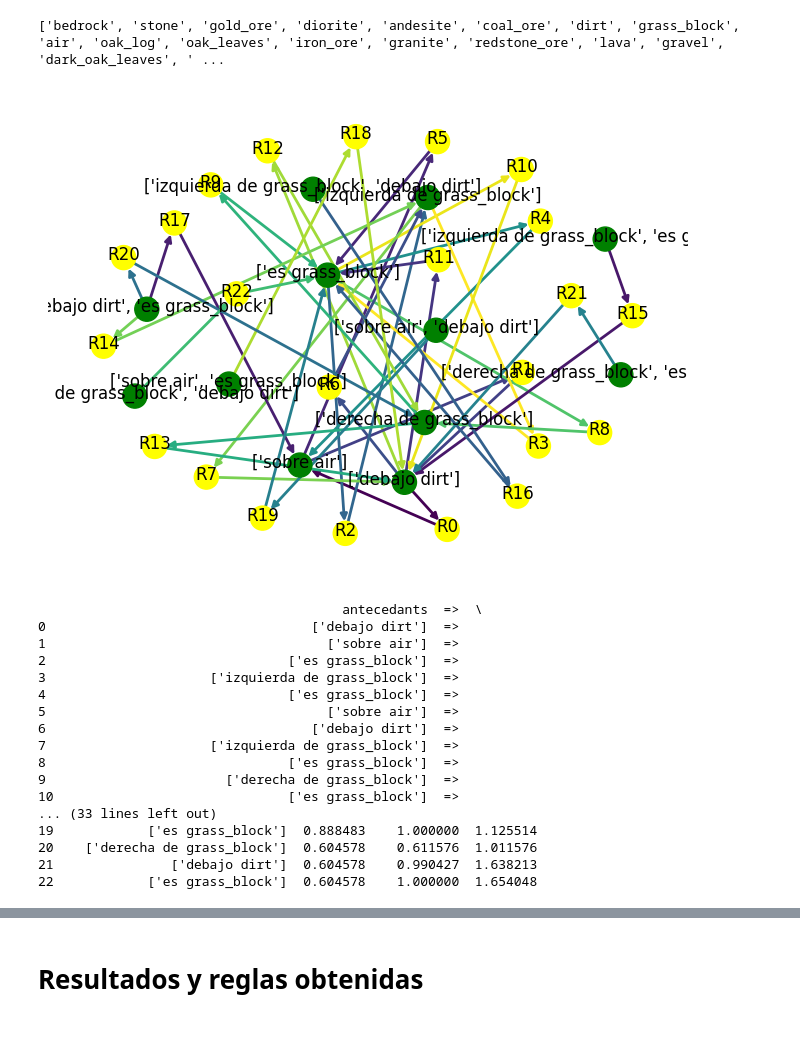
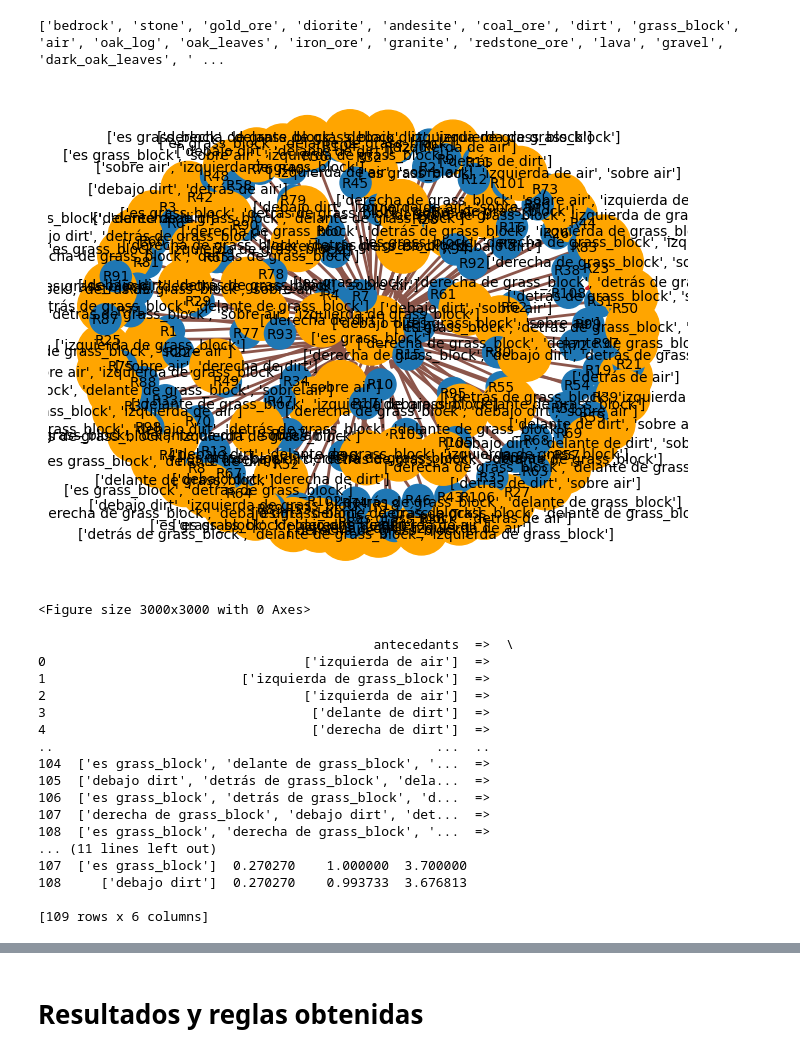
Before and after one commit to MrtC101/spatial-association-rules-mining, a Jupyter notebook: proyecto_final/code/python/Analisis.ipynb, the cells around one changed output, grey strips where cells are left out. Cells and saved outputs as stored; diff of their text form; code cells hidden in the pictures.

Commit message:
Graph images

```diff
--- a/proyecto_final/code/python/Analisis.ipynb
+++ b/proyecto_final/code/python/Analisis.ipynb
@@ -593,28 +606,29 @@ transactions.to_csv("..\\..\\Data\\transactionsGrass.csv",sep=";");
 # %%
 import pandas as pd
 import apriori as ap
 transactions = pd.read_csv("..\\..\\Data\\transactionsGrass.csv",sep=";");
 transactions = transactions.drop(transactions.columns[0],axis=1);
-rules = ap.apriori(transactions,0.6,0.50);
-rules.to_csv("..\\..\\Data\\rulesGrass60x50.csv",sep=";");
+rules = ap.apriori(transactions,0.15,0.95);
+rules.to_csv("..\\..\\Data\\rulesGrass15x95.csv",sep=";");
 ap.plot(rules)
 print(rules)
 # %% [output]
-[figure, old version]
+[figure, new version]
-                                       antecedants  =>  \
-0                                  ['debajo dirt']  =>
-1                                    ['sobre air']  =>
-2                               ['es grass_block']  =>
-3                     ['izquierda de grass_block']  =>
-4                               ['es grass_block']  =>
-5                                    ['sobre air']  =>
-6                                  ['debajo dirt']  =>
-7                     ['izquierda de grass_block']  =>
-8                               ['es grass_block']  =>
-9                       ['derecha de grass_block']  =>
-10                              ['es grass_block']  =>
-... (33 lines left out)
-19            ['es grass_block']  0.888483    1.000000  1.125514
-20    ['derecha de grass_block']  0.604578    0.611576  1.011576
-21               ['debajo dirt']  0.604578    0.990427  1.638213
-22            ['es grass_block']  0.604578    1.000000  1.654048
+<Figure size 3000x3000 with 0 Axes>
+                                           antecedants  =>  \
+0                                 ['izquierda de air']  =>
+1                         ['izquierda de grass_block']  =>
+2                                 ['izquierda de air']  =>
+3                                  ['delante de dirt']  =>
+4                                  ['derecha de dirt']  =>
+..                                                 ...  ..
+104  ['es grass_block', 'delante de grass_block', '...  =>
+105  ['debajo dirt', 'detrás de grass_block', 'dela...  =>
+106  ['es grass_block', 'detrás de grass_block', 'd...  =>
+107  ['derecha de grass_block', 'debajo dirt', 'det...  =>
+108  ['es grass_block', 'derecha de grass_block', '...  =>
+... (11 lines left out)
+107  ['es grass_block']  0.270270    1.000000  3.700000
+108     ['debajo dirt']  0.270270    0.993733  3.676813
+
+[109 rows x 6 columns]
```
Also changed, not shown: parts of 7 cells of this notebook, 7 other files.
